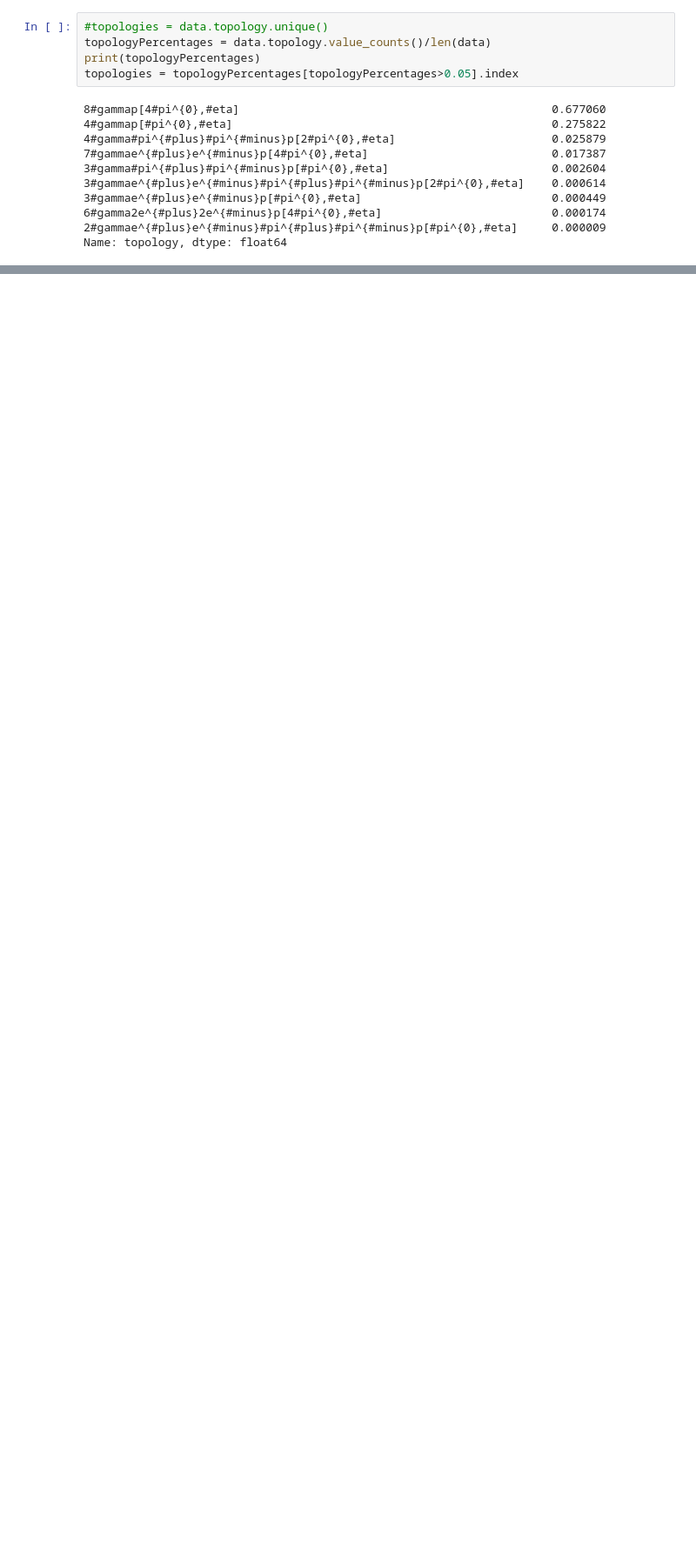
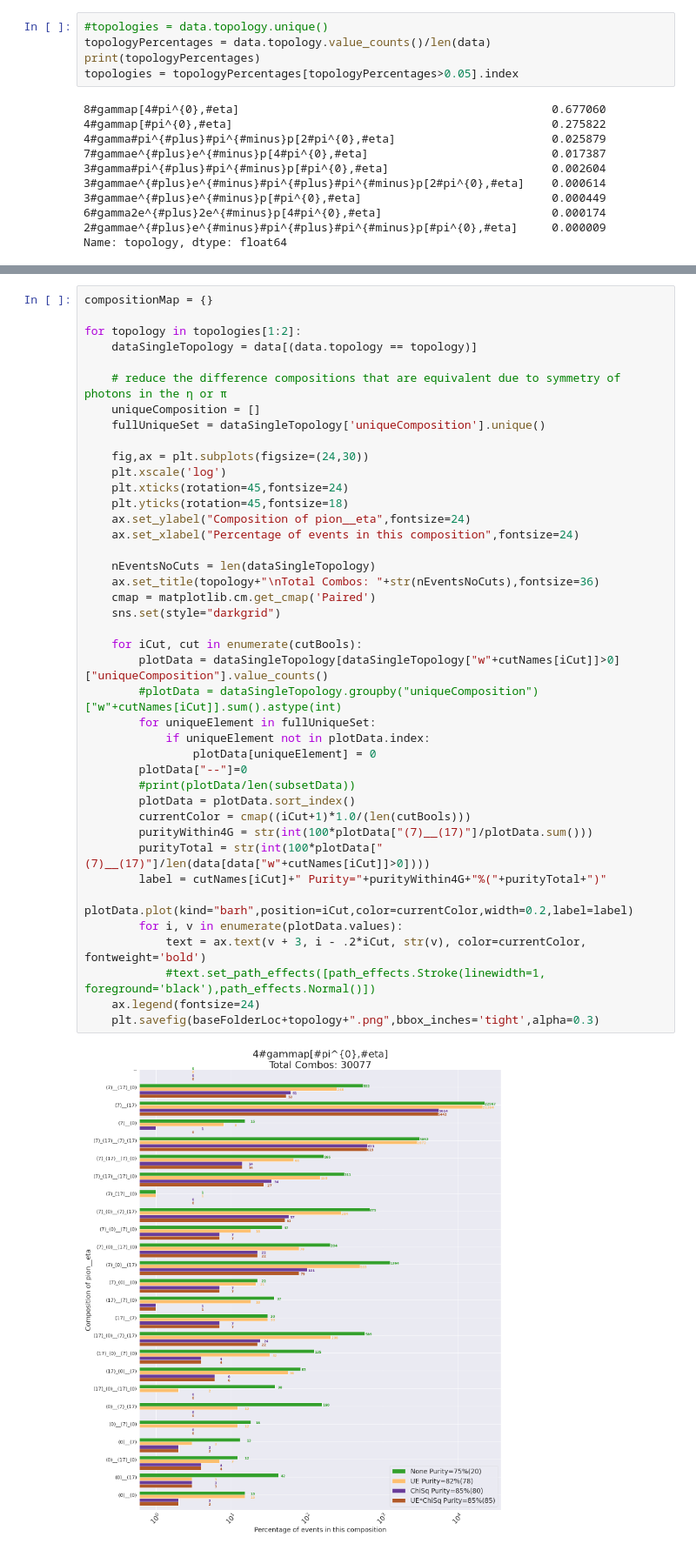
Before and after one commit to lan13005/topologyAnalysis, a Jupyter notebook: logFile/composition.ipynb, the cells around one changed output, grey strips where cells are left out. Shown at 87% size. Cells and saved outputs as stored; diff of their text form; blank space fills up the shorter version.

```diff
--- a/logFile/composition.ipynb
+++ b/logFile/composition.ipynb
@@ -250,3 +286,46 @@ for topology in topologies[1:2]:
     plt.savefig(baseFolderLoc+topology+".png",bbox_inches='tight',alpha=0.3)
 # %% [output]
 [figure]
+# %%
+compositionMap = {}
+
+for topology in topologies[1:2]:
+    dataSingleTopology = data[(data.topology == topology)]
+
+    # reduce the difference compositions that are equivalent due to symmetry of photons in the η or π
+    uniqueComposition = []
+    fullUniqueSet = dataSingleTopology['uniqueComposition'].unique()
+
+    fig,ax = plt.subplots(figsize=(24,30))
+    plt.xscale('log')
+    plt.xticks(rotation=45,fontsize=24)
+    plt.yticks(rotation=45,fontsize=18)
+    ax.set_ylabel("Composition of pion__eta",fontsize=24)
+    ax.set_xlabel("Percentage of events in this composition",fontsize=24)
+
+    nEventsNoCuts = len(dataSingleTopology)
+    ax.set_title(topology+"\nTotal Combos: "+str(nEventsNoCuts),fontsize=36)
+    cmap = matplotlib.cm.get_cmap('Paired')
+    sns.set(style="darkgrid")
+
+    for iCut, cut in enumerate(cutBools):
+        plotData = dataSingleTopology[dataSingleTopology["w"+cutNames[iCut]]>0]["uniqueComposition"].value_counts()
+        #plotData = dataSingleTopology.groupby("uniqueComposition")["w"+cutNames[iCut]].sum().astype(int)
+        for uniqueElement in fullUniqueSet:
+            if uniqueElement not in plotData.index:
+                plotData[uniqueElement] = 0
+        plotData["--"]=0
+        #print(plotData/len(subsetData))
+        plotData = plotData.sort_index()
+        currentColor = cmap((iCut+1)*1.0/(len(cutBools)))
+        purityWithin4G = str(int(100*plotData["(7)__(17)"]/plotData.sum()))
+        purityTotal = str(int(100*plotData["(7)__(17)"]/len(data[data["w"+cutNames[iCut]]>0])))
+        label = cutNames[iCut]+" Purity="+purityWithin4G+"%("+purityTotal+")"
+        plotData.plot(kind="barh",position=iCut,color=currentColor,width=0.2,label=label)
+        for i, v in enumerate(plotData.values):
+            text = ax.text(v + 3, i - .2*iCut, str(v), color=currentColor, fontweight='bold')
+            #text.set_path_effects([path_effects.Stroke(linewidth=1, foreground='black'),path_effects.Normal()])
+    ax.legend(fontsize=24)
+    plt.savefig(baseFolderLoc+topology+".png",bbox_inches='tight',alpha=0.3)
+# %% [output]
+[figure, added]
```
Also changed, not shown: parts of 10 cells of this notebook.
